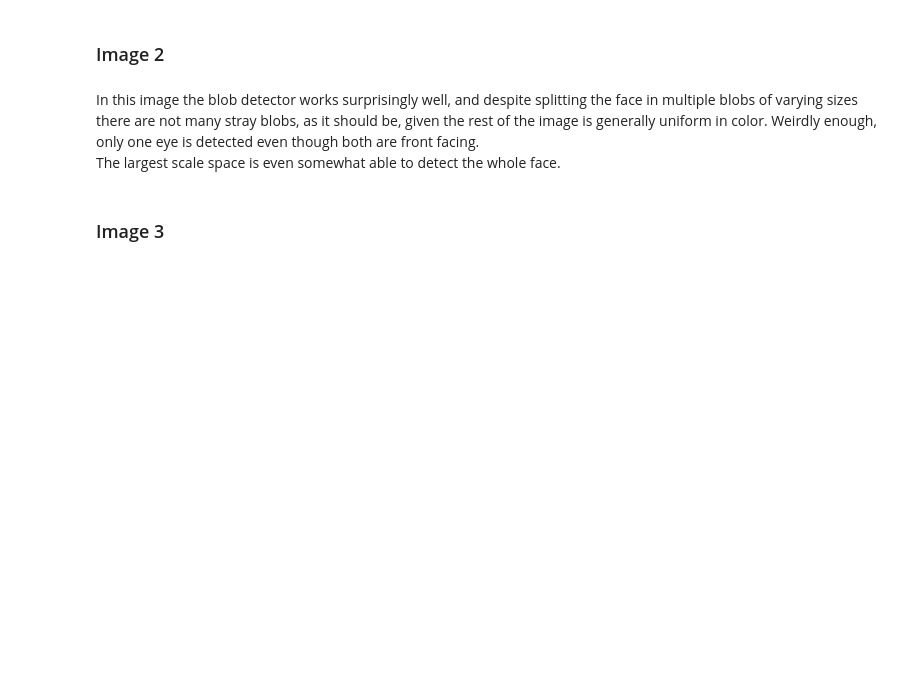
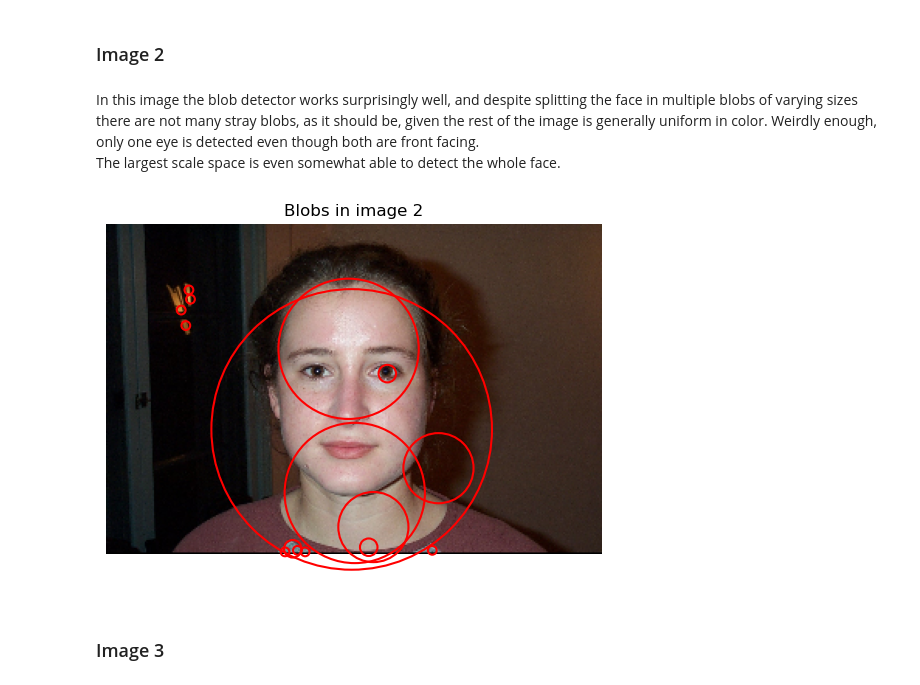
Before and after one commit to davideamadei/ISPR-Midterms, a Jupyter notebook: Midterm1/Assignment.ipynb, the cells around one changed output. Saved outputs shown, nothing was run; the diff lists cells and outputs as text; code cells hidden in the pictures; blank space fills up the shorter version.

```diff
--- a/Midterm1/Assignment.ipynb
+++ b/Midterm1/Assignment.ipynb
@@ -256,11 +266,13 @@ The largest scale space is even somewhat able to detect the whole face.
 # %%
 image = cv2.imread("./images/image2.bmp")
 image = cv2.cvtColor(image, cv2.COLOR_BGR2RGB)
 # normalize image
 gray = cv2.cvtColor(image, cv2.COLOR_RGB2GRAY) / 255.0
 
 results = blob_detector(gray, base_scale=base_scale, k=k, threshold=threshold)
-plot_blobs(image, results, "Blobs in image 1")
+plot_blobs(image, results, "Blobs in image 2")
+# %% [output]
+[figure, added]
 # %% [markdown]
 ### Image 3
 # %% [markdown]
```
Also changed, not shown: parts of 8 cells of this notebook.
